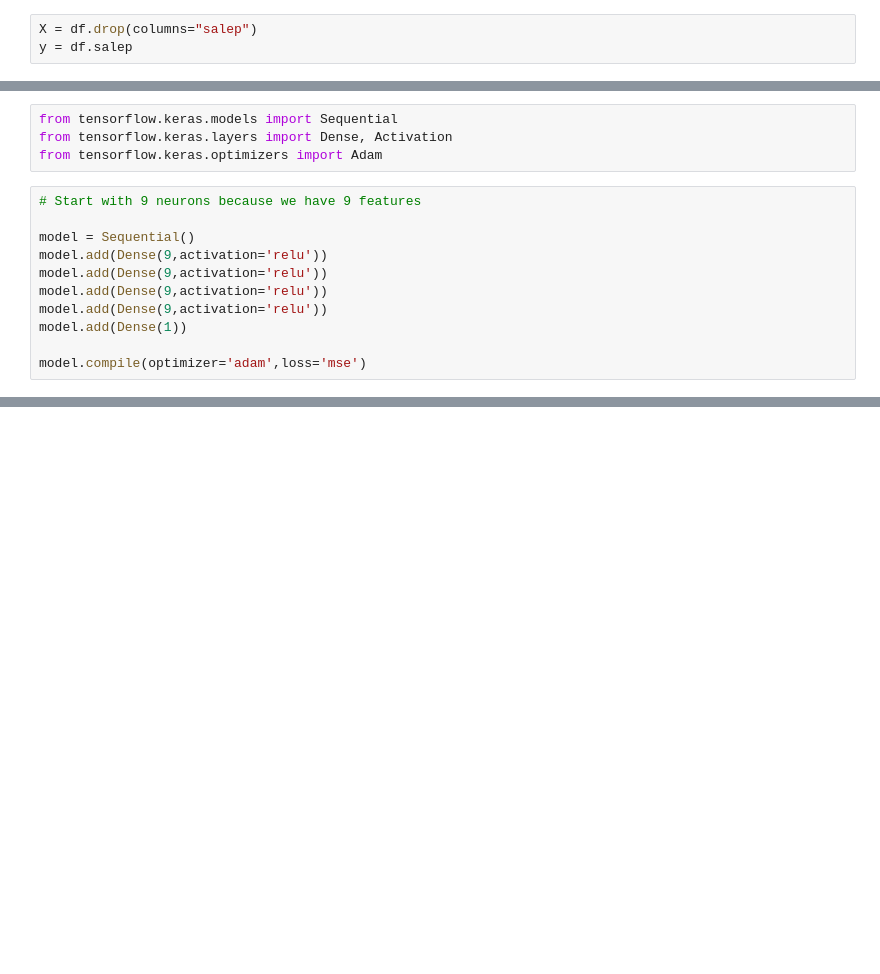
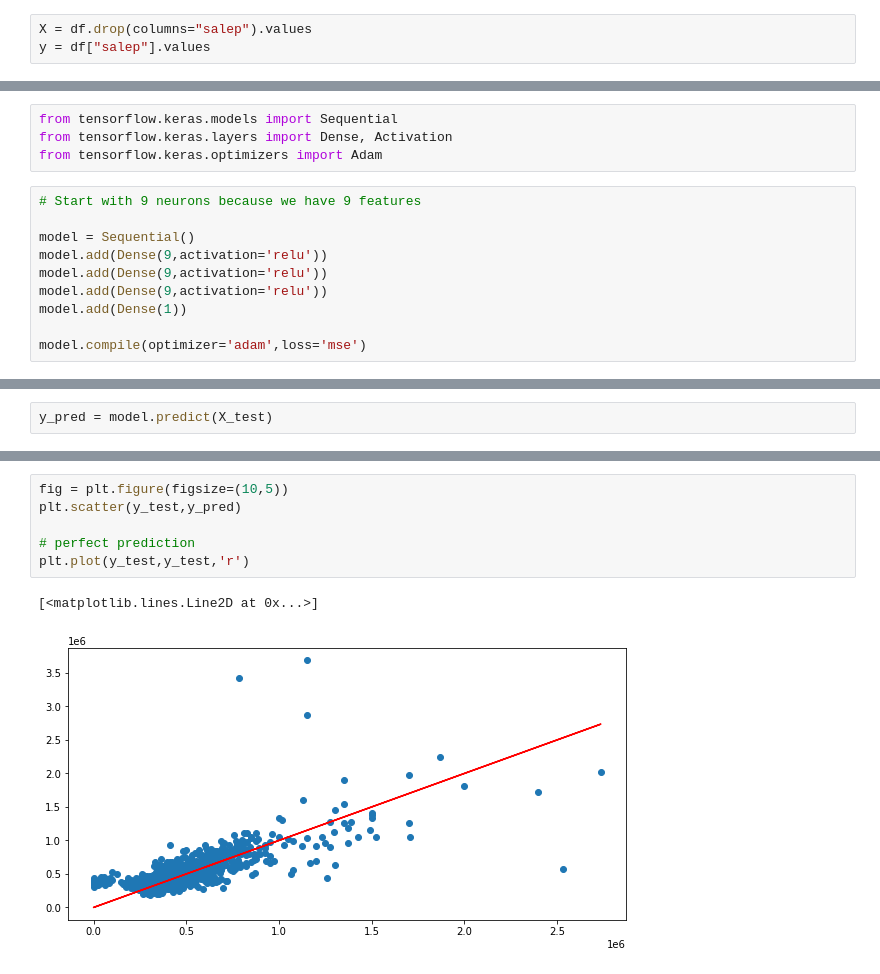
Before and after one commit to doofusdavid/CSC510_Module8_PortfolioProject, a Jupyter notebook: ModelTraining.ipynb, the cells around one changed output, grey strips where cells are left out. Saved outputs shown, nothing was run; the diff lists cells and outputs as text; blank space fills up the shorter version.

Commit message:
proper prediction

```diff
--- a/ModelTraining.ipynb
+++ b/ModelTraining.ipynb
@@ -50,4 +43,4 @@ df
 # %%
-X = df.drop(columns="salep")
-y = df.salep
+X = df.drop(columns="salep").values
+y = df["salep"].values
 # %%
@@ -90,7 +86,6 @@ model = Sequential()
 model.add(Dense(9,activation='relu'))
 model.add(Dense(9,activation='relu'))
 model.add(Dense(9,activation='relu'))
-model.add(Dense(9,activation='relu'))
 model.add(Dense(1))
 
 model.compile(optimizer='adam',loss='mse')
@@ -121,0 +132,2 @@ ValueError: Please provide as model targets either a single array or a list of a
+# %%
+y_pred = model.predict(X_test)
@@ -121,0 +156,9 @@ ValueError: Please provide as model targets either a single array or a list of a
+# %%
+fig = plt.figure(figsize=(10,5))
+plt.scatter(y_test,y_pred)
+
+# perfect prediction
+plt.plot(y_test,y_test,'r')
+# %% [output]
+[<matplotlib.lines.Line2D at 0x...>]
+[figure, added]
```
Also changed, not shown: parts of 13 cells of this notebook.
